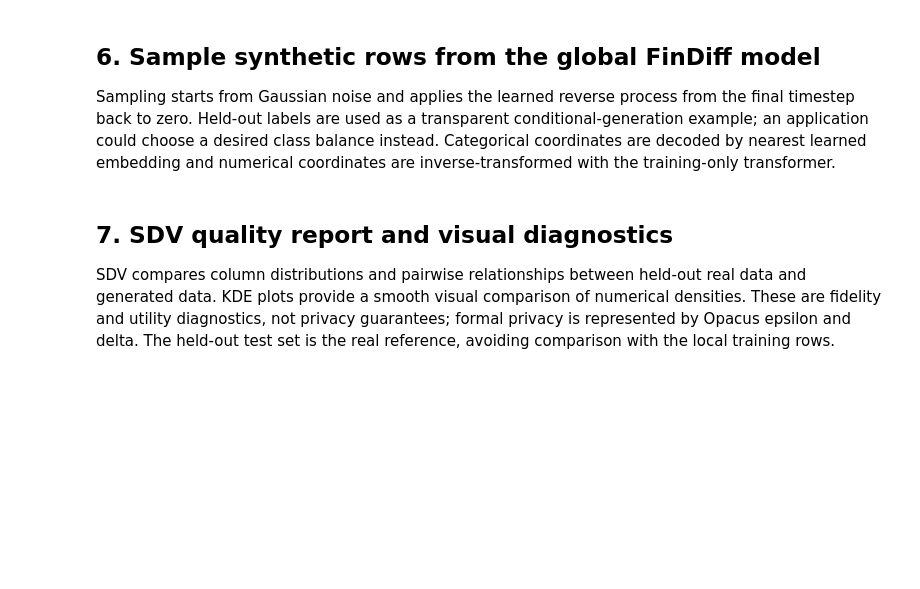
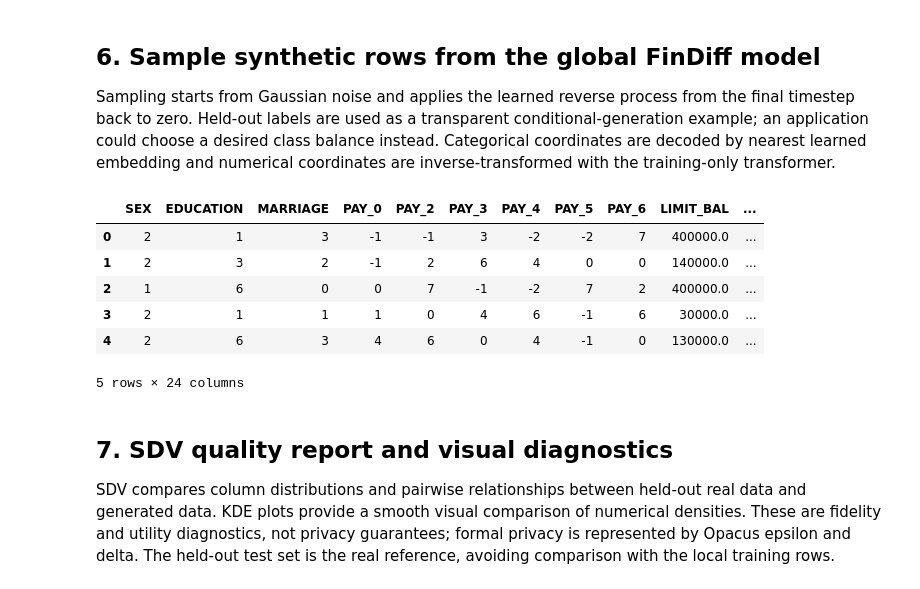
Before and after one commit to sattarov/DP-FedTabDiff, a Jupyter notebook: examples/uci_credit_federated_findiff.ipynb, the cells around one changed output. Drawn from its saved outputs; the diff is of its cells as text; code cells hidden in the pictures; blank space fills up the shorter version.

```diff
--- a/examples/uci_credit_federated_findiff.ipynb
+++ b/examples/uci_credit_federated_findiff.ipynb
@@ -167,20 +242,28 @@ plt.show()
 
 Sampling starts from Gaussian noise and applies the learned reverse process from the final timestep back to zero. Held-out labels are used as a transparent conditional-generation example; an application could choose a desired class balance instead. Categorical coordinates are decoded by nearest learned embedding and numerical coordinates are inverse-transformed with the training-only transformer.
 # %%
-n_samples = min(1000, len(test_frame))
+n_samples = min(N_SYNTHETIC_SAMPLES, len(test_frame))
 sample_labels = test_labels[:n_samples]
 z = torch.randn(n_samples, global_model.data_dim)
 with torch.no_grad():
     for step in reversed(range(diffusion.steps)):
         t = torch.full((n_samples,), step, dtype=torch.long)
         z = diffusion.predict_mean(z, global_model(z, t, sample_labels), t)
         if step > 0:
             z = z + diffusion.betas[step].sqrt() * torch.randn_like(z)
 sampled_cat = global_model.decode_categories(z).numpy()
-sampled_num = z[:, len(categorical_columns) * global_model.embedding_dim:].numpy()
+sampled_num = z[:, len(categorical_columns) * EMBEDDING_DIM:].numpy()
 synthetic = transformer.inverse_transform(sampled_cat, sampled_num)
 synthetic["default"] = sample_labels.numpy()
 synthetic.head()
+# %% [output]
+|  | SEX | EDUCATION | MARRIAGE | PAY_0 | PAY_2 | PAY_3 | PAY_4 | PAY_5 | PAY_6 | LIMIT_BAL | ... |
+| 0 | 2 | 1 | 3 | -1 | -1 | 3 | -2 | -2 | 7 | 400000.0 | ... |
+| 1 | 2 | 3 | 2 | -1 | 2 | 6 | 4 | 0 | 0 | 140000.0 | ... |
+| 2 | 1 | 6 | 0 | 0 | 7 | -1 | -2 | 7 | 2 | 400000.0 | ... |
+| 3 | 2 | 1 | 1 | 1 | 0 | 4 | 6 | -1 | 6 | 30000.0 | ... |
+| 4 | 2 | 6 | 3 | 4 | 6 | 0 | 4 | -1 | 0 | 130000.0 | ... |
+5 rows × 24 columns
 # %% [markdown]
 ## 7. SDV quality report and visual diagnostics
 
```
Also changed, not shown: parts of 10 cells of this notebook.
